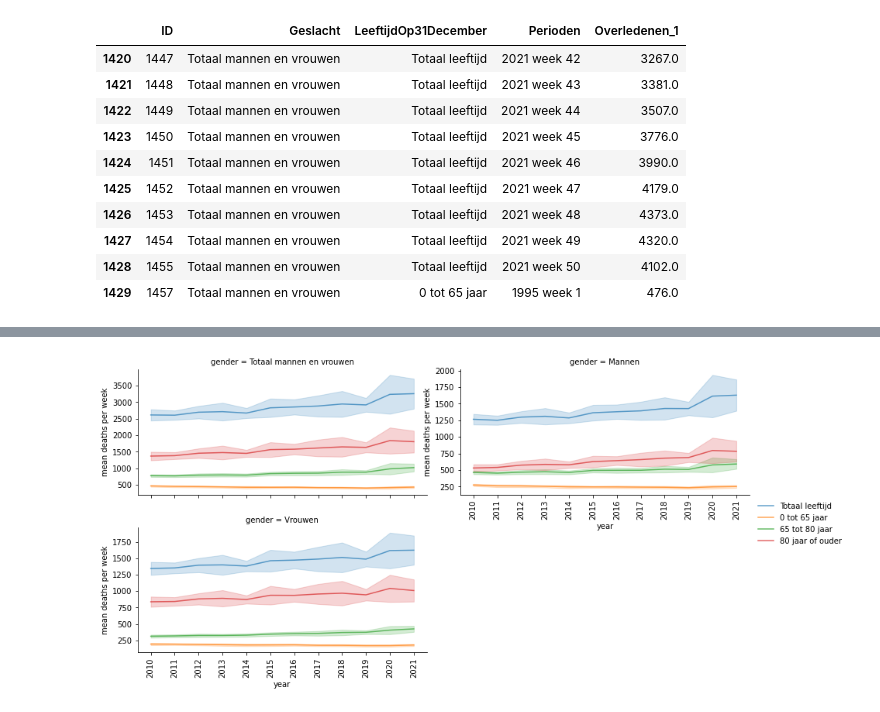
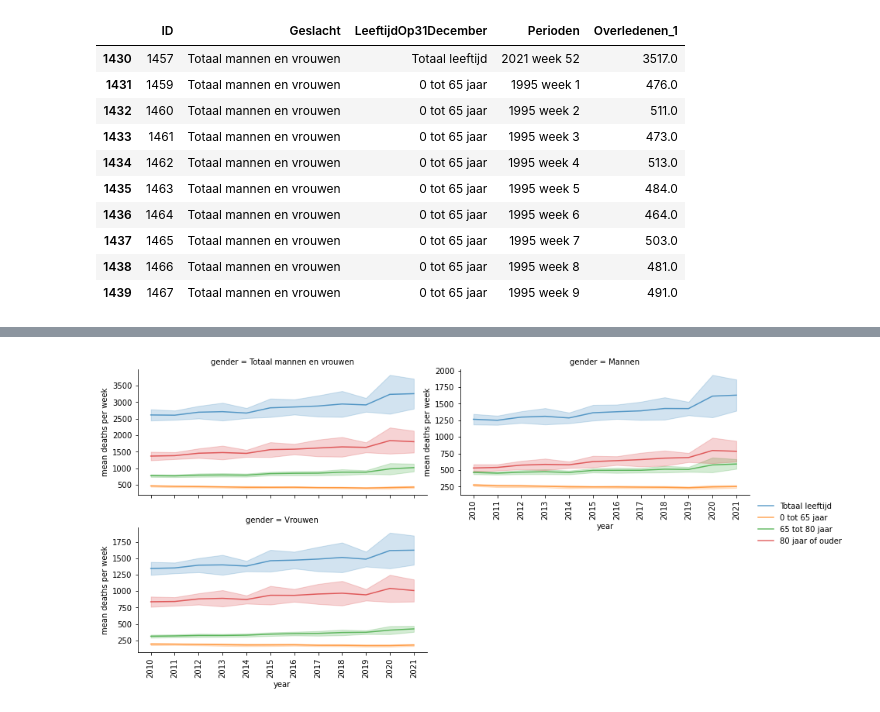
Before and after one commit to heesters/Oversterfte-Nederland, a Jupyter notebook: Overledenen.ipynb, the cells around one changed output, grey strips where cells are left out. Cells and saved outputs as stored; diff of their text form; code cells hidden in the pictures.

```diff
--- a/Overledenen.ipynb
+++ b/Overledenen.ipynb
@@ -16,21 +16,21 @@ info = cbsodata.get_info('70895ned') # Returns a dict with info
 # %%
 data = pd.DataFrame(cbsodata.get_data('70895ned'))
 data.dropna(subset = ["Overledenen_1"], inplace=True)
 df=data[data.Perioden.str.contains('week')]
 df=df[df.Perioden.str.contains('1995 week 0')==False].reset_index(drop=True)
-df.iloc[1420:1430]
+df.iloc[1430:1440]
 # %% [output]
 |  | ID | Geslacht | LeeftijdOp31December | Perioden | Overledenen_1 |
-| 1420 | 1447 | Totaal mannen en vrouwen | Totaal leeftijd | 2021 week 42 | 3267.0 |
-| 1421 | 1448 | Totaal mannen en vrouwen | Totaal leeftijd | 2021 week 43 | 3381.0 |
-| 1422 | 1449 | Totaal mannen en vrouwen | Totaal leeftijd | 2021 week 44 | 3507.0 |
-| 1423 | 1450 | Totaal mannen en vrouwen | Totaal leeftijd | 2021 week 45 | 3776.0 |
-| 1424 | 1451 | Totaal mannen en vrouwen | Totaal leeftijd | 2021 week 46 | 3990.0 |
-| 1425 | 1452 | Totaal mannen en vrouwen | Totaal leeftijd | 2021 week 47 | 4179.0 |
-| 1426 | 1453 | Totaal mannen en vrouwen | Totaal leeftijd | 2021 week 48 | 4373.0 |
-| 1427 | 1454 | Totaal mannen en vrouwen | Totaal leeftijd | 2021 week 49 | 4320.0 |
-| 1428 | 1455 | Totaal mannen en vrouwen | Totaal leeftijd | 2021 week 50 | 4102.0 |
-| 1429 | 1457 | Totaal mannen en vrouwen | 0 tot 65 jaar | 1995 week 1 | 476.0 |
+| 1430 | 1457 | Totaal mannen en vrouwen | Totaal leeftijd | 2021 week 52 | 3517.0 |
+| 1431 | 1459 | Totaal mannen en vrouwen | 0 tot 65 jaar | 1995 week 1 | 476.0 |
+| 1432 | 1460 | Totaal mannen en vrouwen | 0 tot 65 jaar | 1995 week 2 | 511.0 |
+| 1433 | 1461 | Totaal mannen en vrouwen | 0 tot 65 jaar | 1995 week 3 | 473.0 |
+| 1434 | 1462 | Totaal mannen en vrouwen | 0 tot 65 jaar | 1995 week 4 | 513.0 |
+| 1435 | 1463 | Totaal mannen en vrouwen | 0 tot 65 jaar | 1995 week 5 | 484.0 |
+| 1436 | 1464 | Totaal mannen en vrouwen | 0 tot 65 jaar | 1995 week 6 | 464.0 |
+| 1437 | 1465 | Totaal mannen en vrouwen | 0 tot 65 jaar | 1995 week 7 | 503.0 |
+| 1438 | 1466 | Totaal mannen en vrouwen | 0 tot 65 jaar | 1995 week 8 | 481.0 |
+| 1439 | 1467 | Totaal mannen en vrouwen | 0 tot 65 jaar | 1995 week 9 | 491.0 |
 # %%
 df_clean = df.drop(columns = ['ID'])
 df_clean['to_first_week']=df_clean.Perioden.str.contains('dag') & df_clean.Perioden.str.contains('week 1')
```
Also changed, not shown: parts of 4 cells of this notebook, 3 other files.
